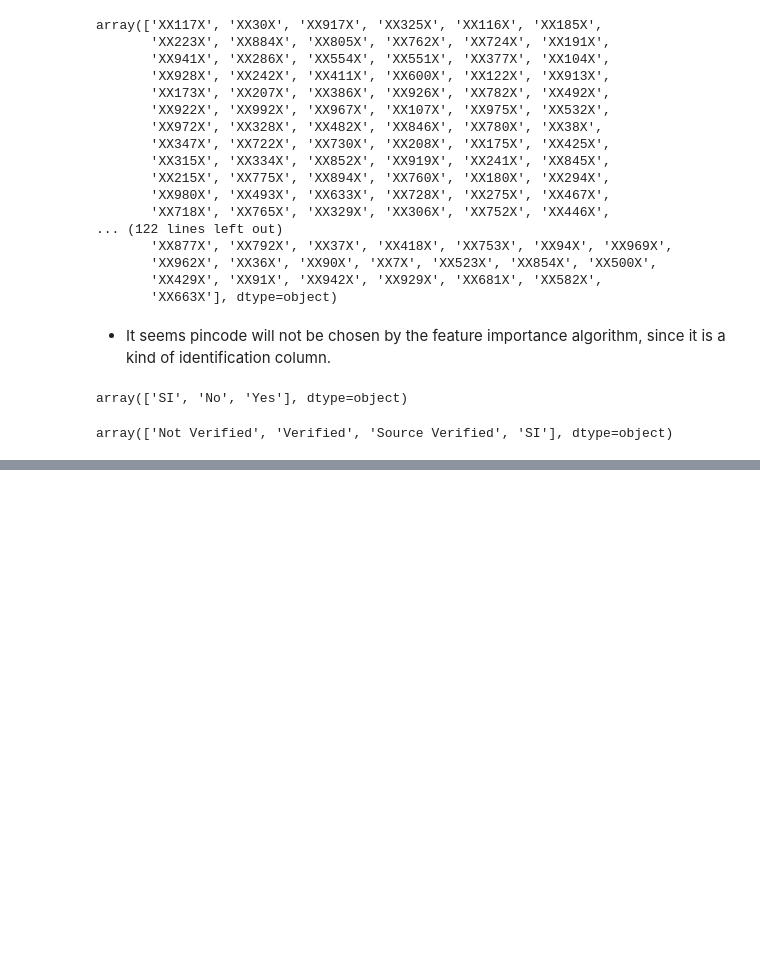
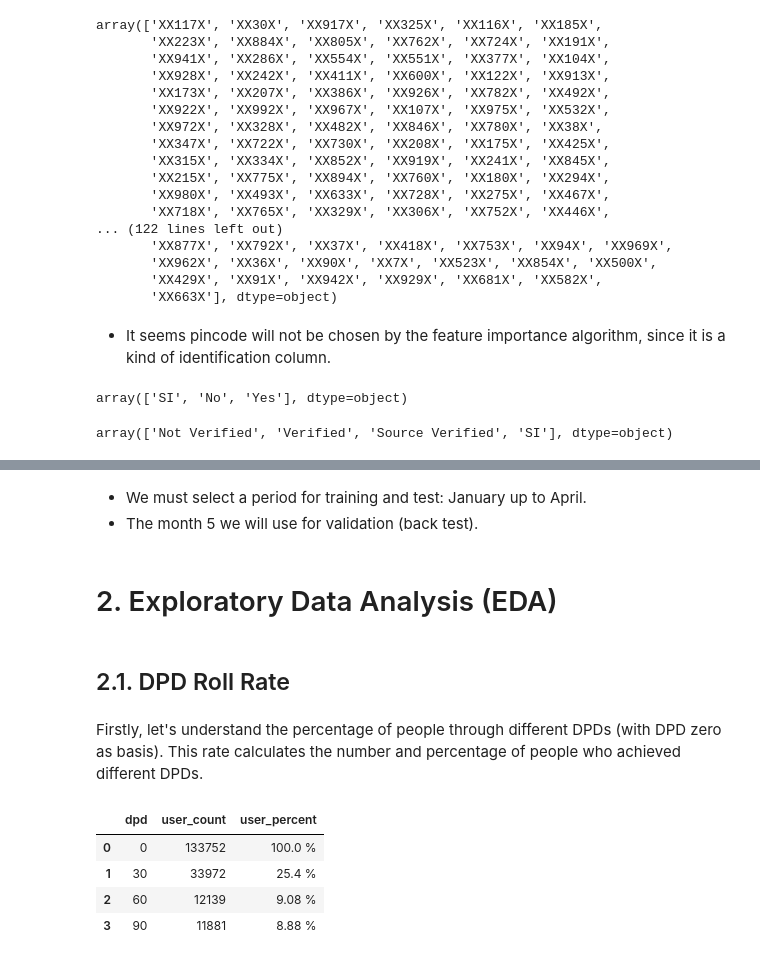
Before and after one commit to lucasquemelli/credit_default_risk_prediction, a Jupyter notebook: credit_risk_notebook.ipynb, the cells around one changed output, grey strips where cells are left out. Cells and saved outputs as stored; diff of their text form; code cells hidden in the pictures; blank space fills up the shorter version.

```diff
--- a/credit_risk_notebook.ipynb
+++ b/credit_risk_notebook.ipynb
@@ -817,0 +895,5 @@ array(['Not Verified', 'Verified', 'Source Verified', 'SI'], dtype=object)
+# %% [markdown]
+- We must select a period for training and test: January up to April.
+- The month 5 we will use for validation (back test).
+# %% [markdown]
+# 2. Exploratory Data Analysis (EDA)
@@ -817,0 +902,13 @@ array(['Not Verified', 'Verified', 'Source Verified', 'SI'], dtype=object)
+# %% [markdown]
+## 2.1. DPD Roll Rate
+# %% [markdown]
+Firstly, let's understand the percentage of people through different DPDs (with DPD zero as basis). This rate calculates the number and percentage of people who achieved different DPDs.
+# %%
+# % of customer achieved X dpd (Since everyone starts at 0 dpd so 100% will be at 0 dpd)
+dpd_roll_rate(df2)
+# %% [output]
+|  | dpd | user_count | user_percent |
+| 0 | 0 | 133752 | 100.0 % |
+| 1 | 30 | 33972 | 25.4 % |
+| 2 | 60 | 12139 | 9.08 % |
+| 3 | 90 | 11881 | 8.88 % |
```
Also changed, not shown: parts of 29 cells of this notebook, 1 other file.
